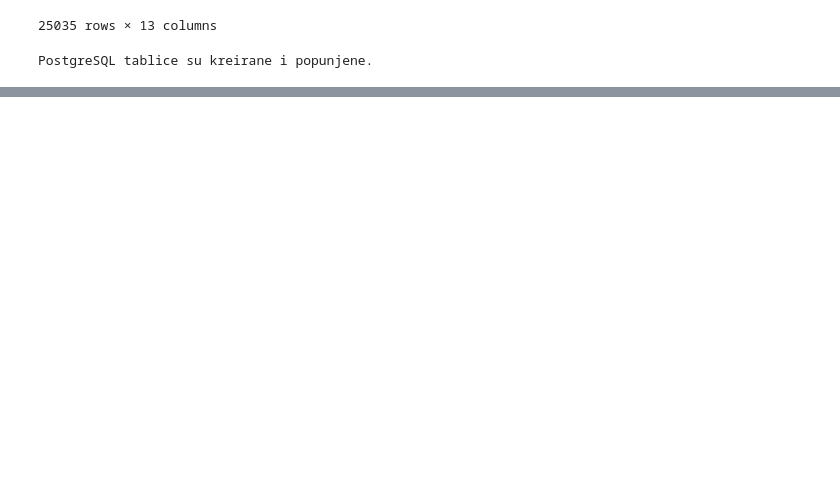
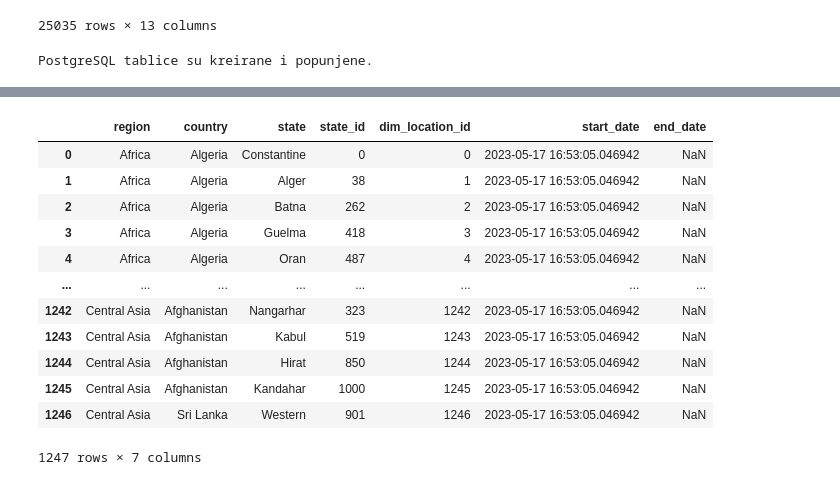
Before and after one commit to thomassiard/SPI-Projekt, a Jupyter notebook: superstore.ipynb, the cells around one changed output, grey strips where cells are left out. Drawn from its saved outputs; the diff is of its cells as text; code cells hidden in the pictures; blank space fills up the shorter version.

```diff
--- a/superstore.ipynb
+++ b/superstore.ipynb
@@ -407,0 +411,22 @@ PostgreSQL tablice su kreirane i popunjene.
+# %%
+dim_location_df = pd.merge(country_df, region_df, on="region_id")
+dim_location_df = dim_location_df.merge(state_df, on="country_id")
+dim_location_df = dim_location_df[['region', 'country', 'state', 'state_id']]
+dim_location_df['dim_location_id'] = dim_location_df.index
+dim_location_df['start_date'] = pd.Timestamp.today()
+dim_location_df['end_date'] = np.nan
+dim_location_df
+# %% [output]
+|  | region | country | state | state_id | dim_location_id | start_date | end_date |
+| 0 | Africa | Algeria | Constantine | 0 | 0 | 2023-05-17 16:53:05.046942 | NaN |
+| 1 | Africa | Algeria | Alger | 38 | 1 | 2023-05-17 16:53:05.046942 | NaN |
+| 2 | Africa | Algeria | Batna | 262 | 2 | 2023-05-17 16:53:05.046942 | NaN |
+| 3 | Africa | Algeria | Guelma | 418 | 3 | 2023-05-17 16:53:05.046942 | NaN |
+| 4 | Africa | Algeria | Oran | 487 | 4 | 2023-05-17 16:53:05.046942 | NaN |
+| ... | ... | ... | ... | ... | ... | ... | ... |
+| 1242 | Central Asia | Afghanistan | Nangarhar | 323 | 1242 | 2023-05-17 16:53:05.046942 | NaN |
+| 1243 | Central Asia | Afghanistan | Kabul | 519 | 1243 | 2023-05-17 16:53:05.046942 | NaN |
+| 1244 | Central Asia | Afghanistan | Hirat | 850 | 1244 | 2023-05-17 16:53:05.046942 | NaN |
+| 1245 | Central Asia | Afghanistan | Kandahar | 1000 | 1245 | 2023-05-17 16:53:05.046942 | NaN |
+| 1246 | Central Asia | Sri Lanka | Western | 901 | 1246 | 2023-05-17 16:53:05.046942 | NaN |
+1247 rows × 7 columns
```
Also changed, not shown: parts of 9 cells of this notebook, 2 other files.
